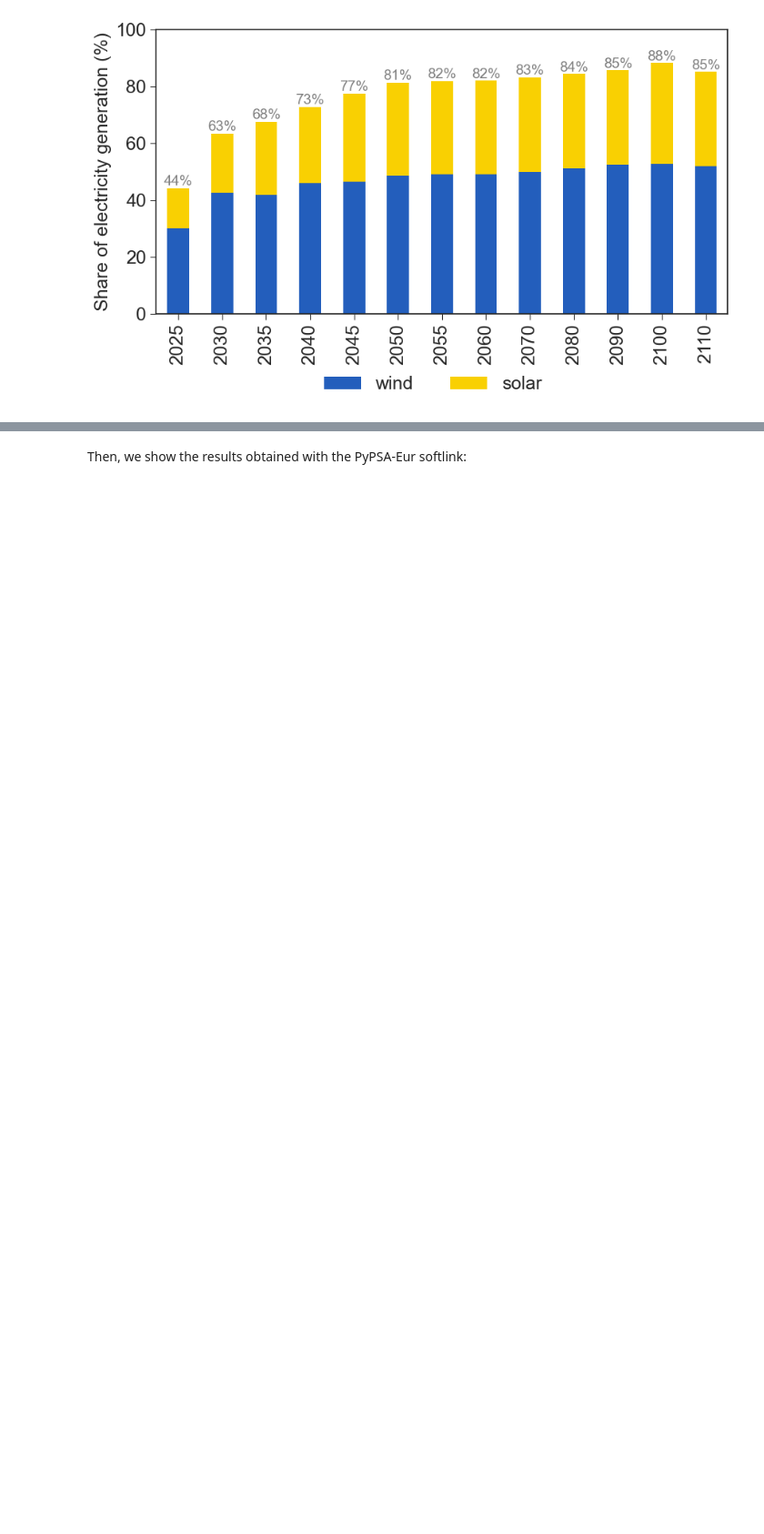
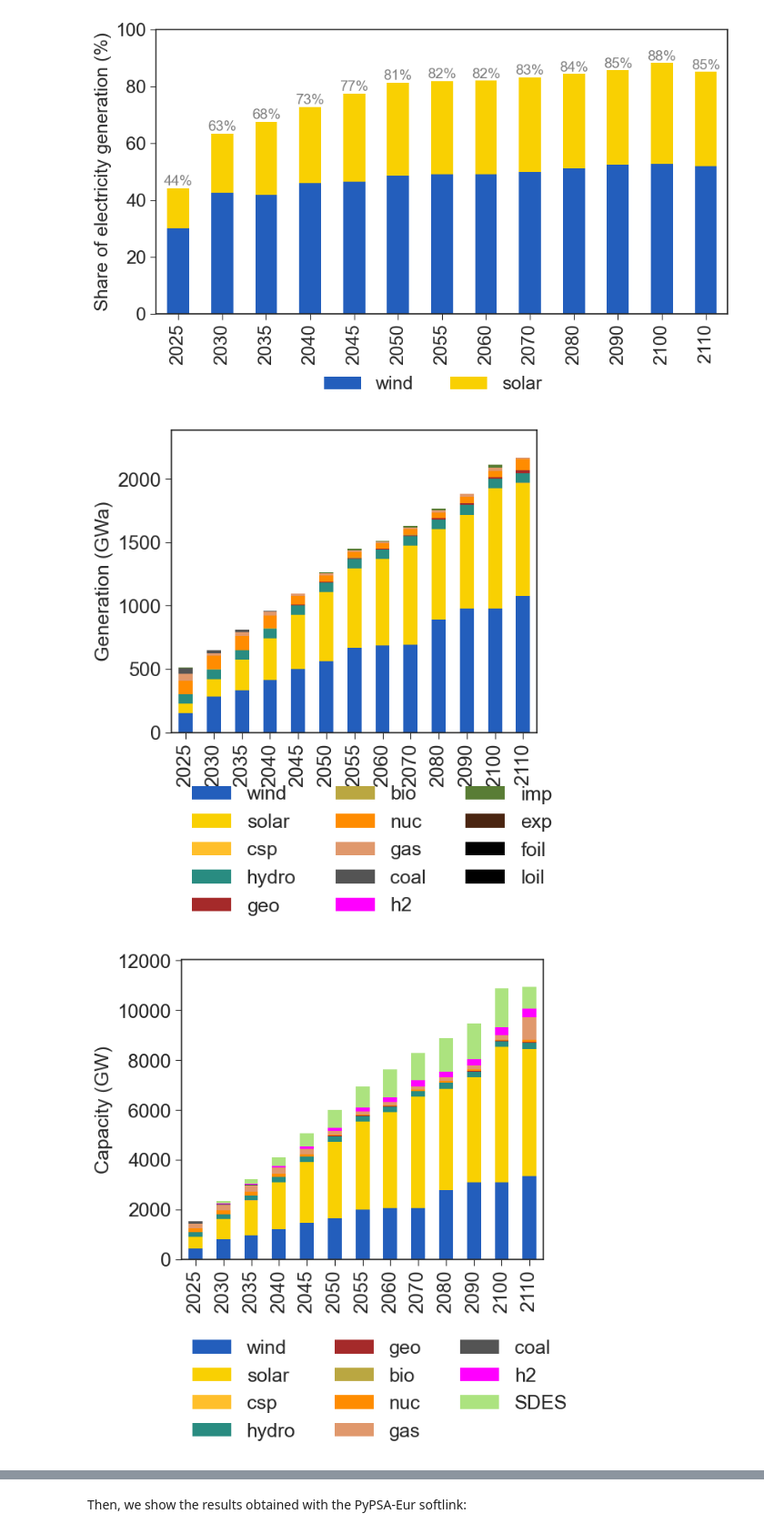
Before and after one commit to ebbekyhl/PyPSA-Eur-Curtailment-Emulator, a Jupyter notebook: MESSAGEix-GLOBIOM/make_diagnostics_w_PyPSA.ipynb, the cells around one changed output, grey strips where cells are left out. Shown at 91% size. Drawn from its saved outputs; the diff is of its cells as text; code cells hidden in the pictures; blank space fills up the shorter version.

```diff
--- a/MESSAGEix-GLOBIOM/make_diagnostics_w_PyPSA.ipynb
+++ b/MESSAGEix-GLOBIOM/make_diagnostics_w_PyPSA.ipynb
@@ -109,3 +93,8 @@ df_capacity_ref.loc[2050].to_csv("../PyPSA-Eur/capacity_MESSAGE_only_curt.csv")
 # fig4.savefig("figures/solar_curtailment_current_formulation.png",
 #                 bbox_inches='tight',
 #                 dpi=300)
+# %%
+fig1, fig2, fig3, fig4, fig5, df_generation_ref, df_capacity_ref, tech_cap_ref, tech_act_ref, VRE_share_ref = plot_generation_and_capacity(scen_pypsa_only_curt, regions, technologies, model_years, bins_old, formulation="old")
+# %% [output]
+[figure, added]
+[figure, added]
```
Also changed, not shown: parts of 6 cells of this notebook, 10 other files.
